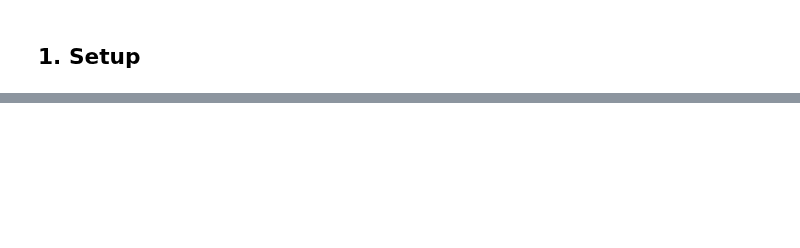
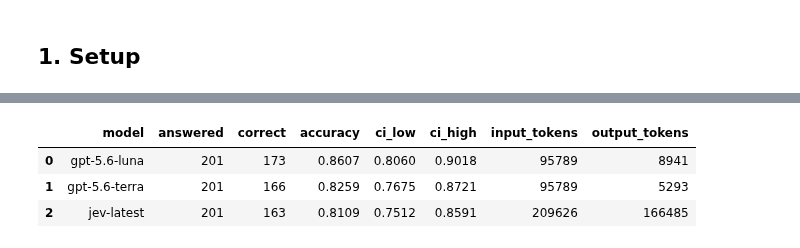
Before and after one commit to miptgirl/miptgirl_medium, a Jupyter notebook: jev/benchmark_banking77.ipynb, the cells around one changed output, grey strips where cells are left out. Cells and saved outputs as stored; diff of their text form; code cells hidden in the pictures; blank space fills up the shorter version.

```diff
--- a/jev/benchmark_banking77.ipynb
+++ b/jev/benchmark_banking77.ipynb
@@ -451,0 +283,39 @@ wrote results/banking77_summary.csv
+# %%
+def wilson_interval(correct, total, z=1.96):
+    """95% confidence interval for an accuracy figure."""
+    if total == 0:
+        return 0.0, 0.0
+    p = correct / total
+    denominator = 1 + z**2 / total
+    centre = (p + z**2 / (2 * total)) / denominator
+    margin = z * math.sqrt(p * (1 - p) / total + z**2 / (4 * total**2)) / denominator
+    return round(max(0, centre - margin), 4), round(min(1, centre + margin), 4)
+
+
+rows = []
+for model_name, answers in results.items():
+    if not answers:
+        print(f"{model_name}: no answers at all - skipped")
+        continue
+    correct = sum(a["label"] == a["gold"] for a in answers)
+    low, high = wilson_interval(correct, len(answers))
+    rows.append(
+        {
+            "model": model_name,
+            "answered": len(answers),
+            "correct": correct,
+            "accuracy": round(correct / len(answers), 4),
+            "ci_low": low,
+            "ci_high": high,
+            "input_tokens": sum(a["input_tokens"] or 0 for a in answers),
+            "output_tokens": sum(a["output_tokens"] or 0 for a in answers),
+        }
+    )
+
+scores = pd.DataFrame(rows).sort_values("accuracy", ascending=False).reset_index(drop=True)
+scores
+# %% [output]
+|  | model | answered | correct | accuracy | ci_low | ci_high | input_tokens | output_tokens |
+| 0 | gpt-5.6-luna | 201 | 173 | 0.8607 | 0.8060 | 0.9018 | 95789 | 8941 |
+| 1 | gpt-5.6-terra | 201 | 166 | 0.8259 | 0.7675 | 0.8721 | 95789 | 5293 |
+| 2 | jev-latest | 201 | 163 | 0.8109 | 0.7512 | 0.8591 | 209626 | 166485 |
```
Also changed, not shown: parts of 59 cells of this notebook, 9 other files.
